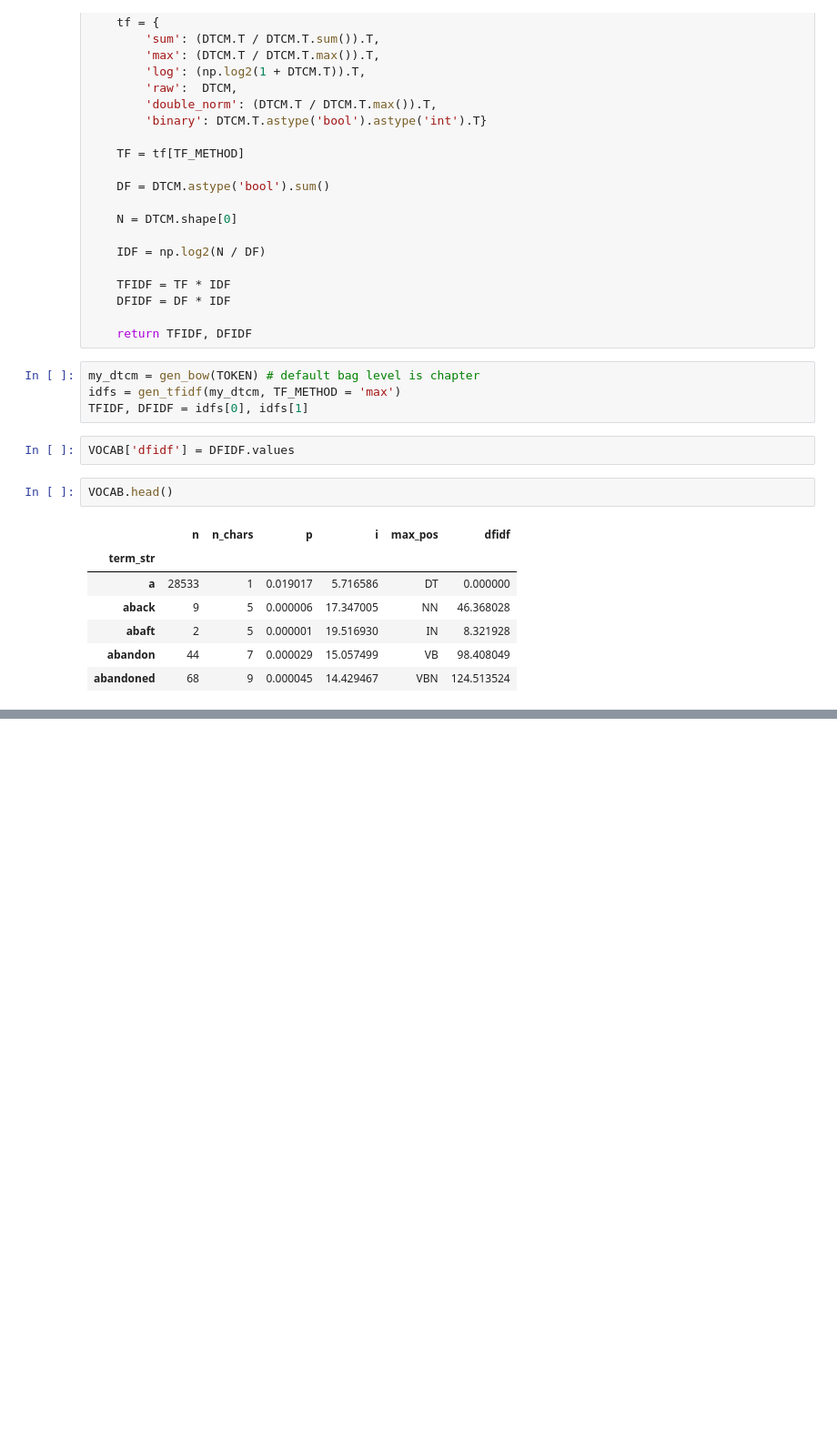
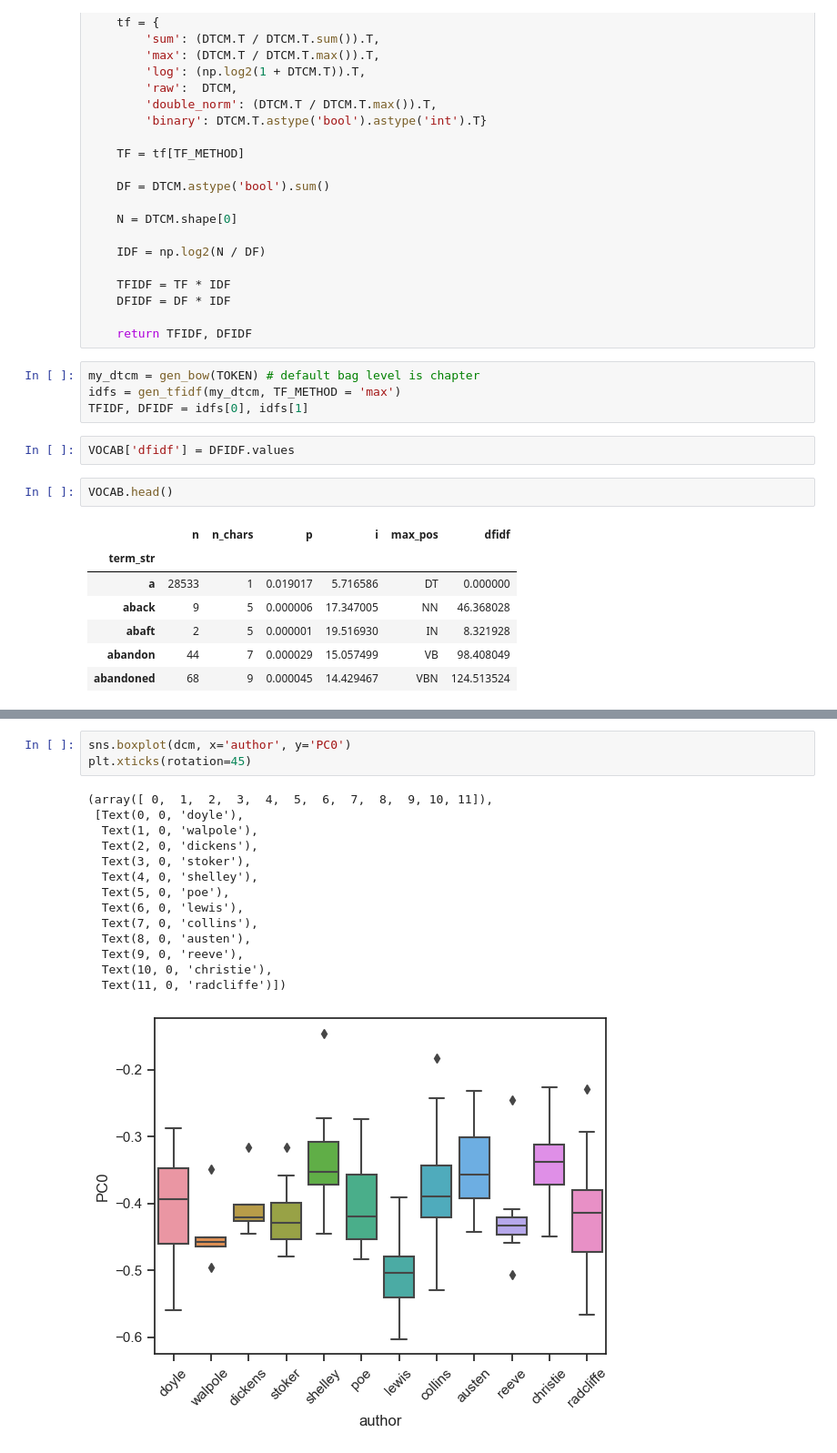
Before and after one commit to sqr8ap/DS5001-2025-01-R, a Jupyter notebook: lessons/M07_FeaturesAndComponents/M07_HW.ipynb, the cells around one changed output, grey strips where cells are left out. Shown at 91% size. Drawn from its saved outputs; the diff is of its cells as text; blank space fills up the shorter version.

```diff
--- a/lessons/M07_FeaturesAndComponents/M07_HW.ipynb
+++ b/lessons/M07_FeaturesAndComponents/M07_HW.ipynb
@@ -244,0 +286,18 @@ def gen_PCA(X, k, norm_docs=True, center_by_mean=False, center_by_variance=False
+# %%
+sns.boxplot(dcm, x='author', y='PC0')
+plt.xticks(rotation=45)
+# %% [output]
+(array([ 0,  1,  2,  3,  4,  5,  6,  7,  8,  9, 10, 11]),
+ [Text(0, 0, 'doyle'),
+  Text(1, 0, 'walpole'),
+  Text(2, 0, 'dickens'),
+  Text(3, 0, 'stoker'),
+  Text(4, 0, 'shelley'),
+  Text(5, 0, 'poe'),
+  Text(6, 0, 'lewis'),
+  Text(7, 0, 'collins'),
+  Text(8, 0, 'austen'),
+  Text(9, 0, 'reeve'),
+  Text(10, 0, 'christie'),
+  Text(11, 0, 'radcliffe')])
+[figure, added]
```
Also changed, not shown: parts of 33 cells of this notebook.
